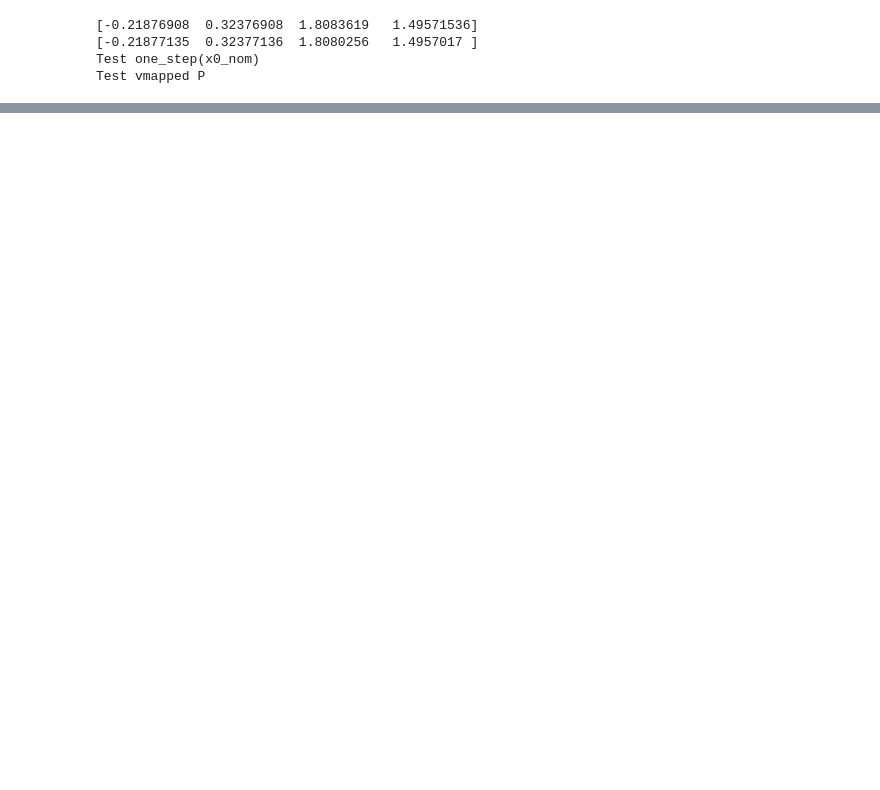
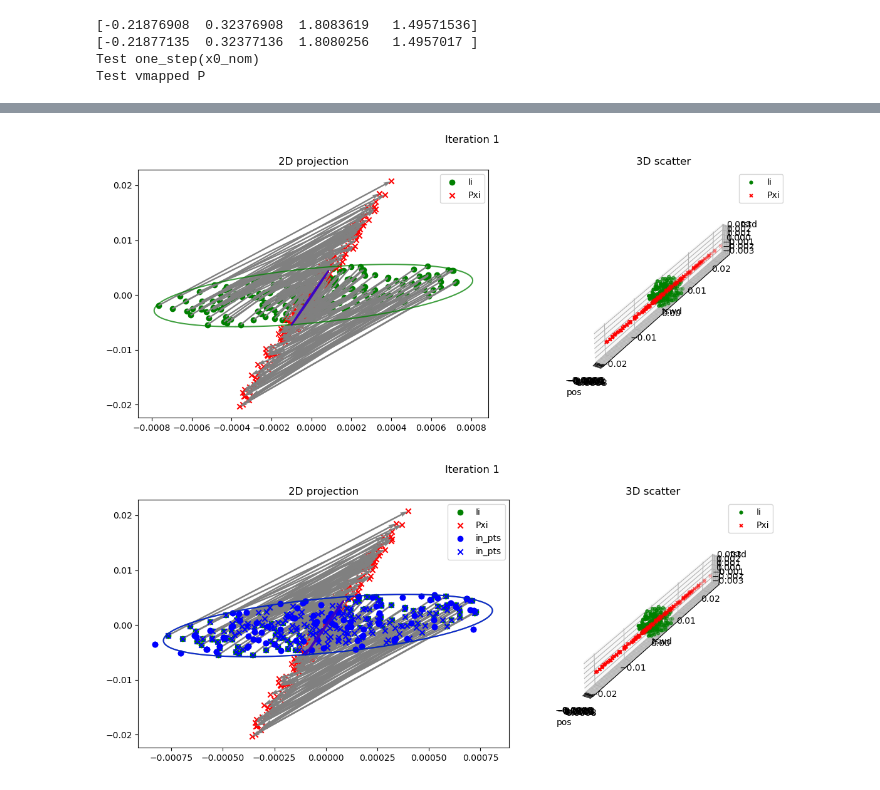
Before and after one commit to dynamicmobility/finite-step-invariance, a Jupyter notebook: IterativeAlgorithmCompassGait.ipynb, the cells around one changed output, grey strips where cells are left out. Cells and saved outputs as stored; diff of their text form; code cells hidden in the pictures; blank space fills up the shorter version.

```diff
--- a/IterativeAlgorithmCompassGait.ipynb
+++ b/IterativeAlgorithmCompassGait.ipynb
@@ -383,0 +368,73 @@ diffrax._solution.RESULTS<Terminating differential equation solve because an eve
+# %%
+if PLOT:
+    fig = plt.figure(figsize=(12, 5))
+    ax2d = fig.add_subplot(1, 2, 1)
+    ax3d = fig.add_subplot(1, 2, 2, projection='3d')
+
+# Compute PXi = P(Ii)
+Pxi = P(Ii)
+
+# If E(PXi) within E(Ii)
+Epxi = Ellipsoid(3)
+Epxi.fit_p_ball(Pxi, 2)
+print(i)
+print(Epxi.Q, Epxi.c)
+
+if PLOT:
+    # Left subplot: current 2D view
+    ax2d.scatter(Ii[::PLOT_EVERY, 0], Ii[::PLOT_EVERY, 1], c='green', marker='o', label="Ii")
+    ax2d.scatter(Pxi[::PLOT_EVERY, 0], Pxi[::PLOT_EVERY, 1], c='red', marker='x', label="Pxi")
+    ax2d.quiver(
+        Ii[::PLOT_EVERY, 0], Ii[::PLOT_EVERY, 1],
+        Pxi[::PLOT_EVERY, 0] - Ii[::PLOT_EVERY, 0],
+        Pxi[::PLOT_EVERY, 1] - Ii[::PLOT_EVERY, 1],
+        angles='xy',
+        scale_units='xy',
+        scale=1,
+        color='gray'
+    )
+    plot_projection(Ei.Q, Ei.c.flatten(), 1, ax2d, color='green')
+    plot_projection(Epxi.Q, Epxi.c.flatten(), 1, ax2d, color='red')
+    ax2d.set_title("2D projection")
+    ax2d.legend()
+
+    # Right subplot: 3D scatter
+    ax3d.scatter(
+        Ii[::PLOT_EVERY, 0], Ii[::PLOT_EVERY, 1], Ii[::PLOT_EVERY, 2],
+        c='green', marker='o', s=12, label='Ii'
+    )
+    ax3d.scatter(
+        Pxi[::PLOT_EVERY, 0], Pxi[::PLOT_EVERY, 1], Pxi[::PLOT_EVERY, 2],
+        c='red', marker='x', s=12, label='Pxi'
+    )
+    ax3d.set_title("3D scatter")
+    ax3d.set_xlabel("pos")
+    ax3d.set_ylabel("tswd")
+    ax3d.set_zlabel("tstd")
+    ax3d.set_aspect("equal")
+    ax3d.legend()
+
+if Ei.contains_ellipsoid(Epxi):
+    print(f"Success! Found Ellipse after {i} iterations:")
+    print(f"Q: {Epxi.Q}, c: {Epxi.c}")
+    if PLOT:
+        plot_projection(Epxi.Q, Epxi.c.flatten(), 1, ax2d, color='blue')
+        plt.suptitle(f"Iteration {i}")
+        plt.tight_layout()
+        plt.show()
+else:
+    Ii, Ei, in_pts = reject_and_resample(
+        Ei, Ii, Pxi, rescale=0.99, rescale_strategy='iter', N_pts=1000 + 400 * i
+    )
+
+if PLOT:
+    plt.suptitle(f"Iteration {i}")
+    plot_projection(Ei.Q, Ei.c.flatten(), 1, ax2d, color='blue')
+    ax2d.scatter(in_pts[:, 0], in_pts[:, 1], c='blue', marker='o', label="in_pts")
+    ax2d.scatter(Ii[::PLOT_EVERY, 0], Ii[::PLOT_EVERY, 1], c='blue', marker='x', label="in_pts")
+    ax2d.legend()
+    plt.tight_layout()
+    plt.show()
+
+i += 1
+# %% [output]
@@ -383,0 +453,2 @@ diffrax._solution.RESULTS<Terminating differential equation solve because an eve
+[figure, added]
+[figure, added]
```
Also changed, not shown: parts of 11 cells of this notebook, 1 other file.
